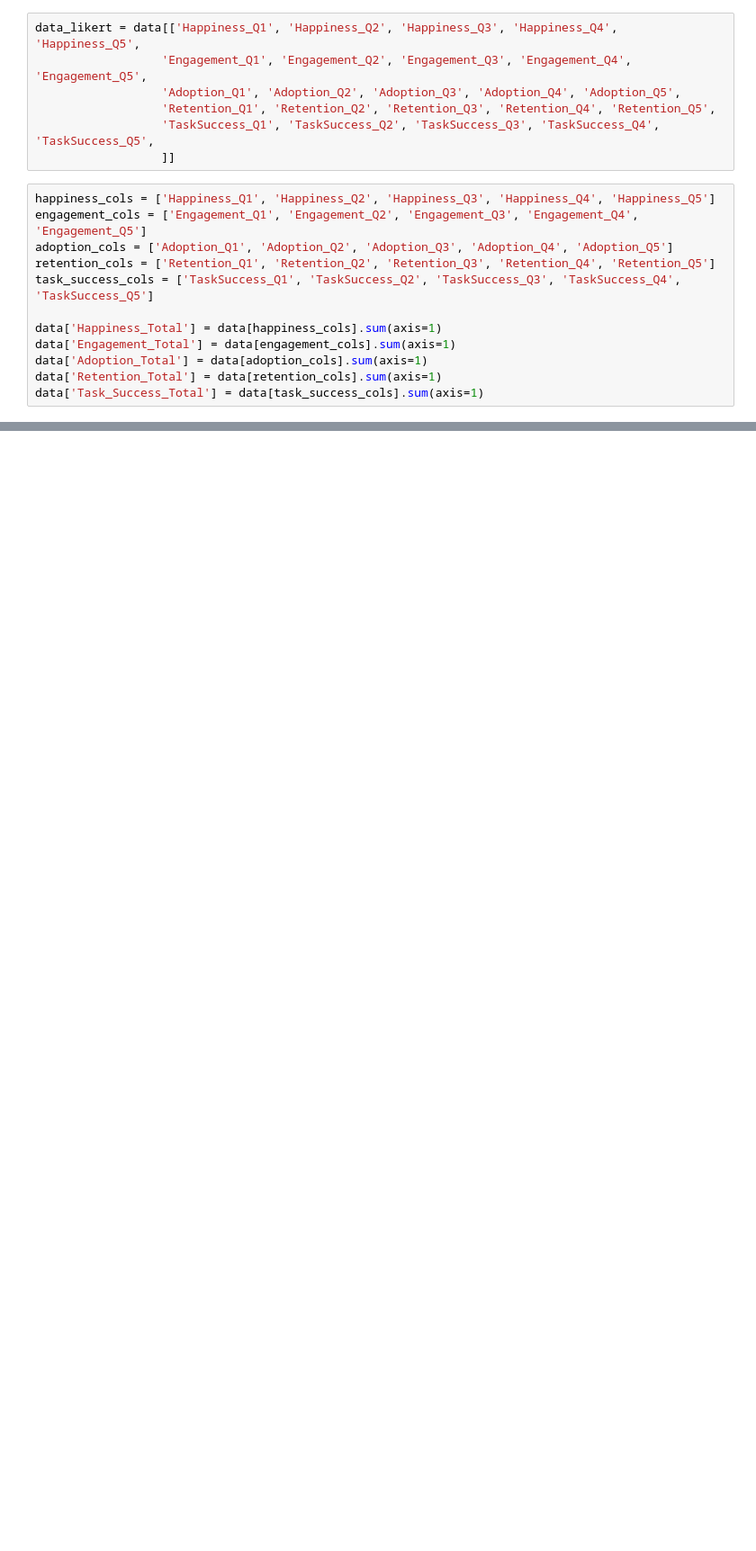
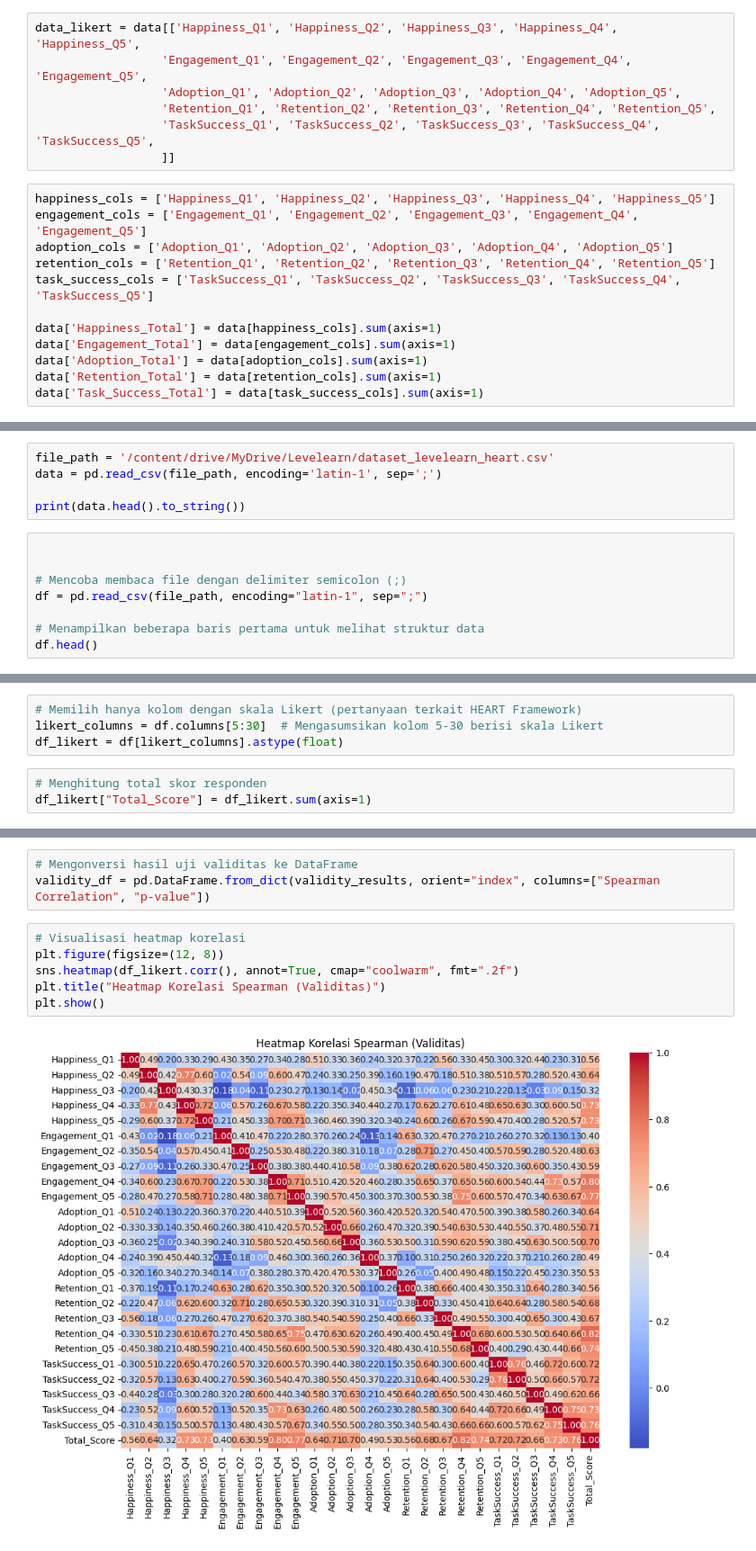
Before and after one commit to TRZs69/data-analysis, a Jupyter notebook: validity_test.ipynb, the cells around one changed output, grey strips where cells are left out. Shown at 90% size. Cells and saved outputs as stored; diff of their text form; blank space fills up the shorter version.

```diff
--- a/validity_test.ipynb
+++ b/validity_test.ipynb
@@ -123,0 +182,13 @@ Cronbach Alpha untuk Aspek Task Success: 0.889
+# %%
+file_path = '/content/drive/MyDrive/Levelearn/dataset_levelearn_heart.csv'
+data = pd.read_csv(file_path, encoding='latin-1', sep=';')
+
+print(data.head().to_string())
+# %%
+
+
+# Mencoba membaca file dengan delimiter semicolon (;)
+df = pd.read_csv(file_path, encoding="latin-1", sep=";")
+
+# Menampilkan beberapa baris pertama untuk melihat struktur data
+df.head()
@@ -123,0 +203,7 @@ Cronbach Alpha untuk Aspek Task Success: 0.889
+# %%
+# Memilih hanya kolom dengan skala Likert (pertanyaan terkait HEART Framework)
+likert_columns = df.columns[5:30]  # Mengasumsikan kolom 5-30 berisi skala Likert
+df_likert = df[likert_columns].astype(float)
+# %%
+# Menghitung total skor responden
+df_likert["Total_Score"] = df_likert.sum(axis=1)
@@ -123,0 +216,11 @@ Cronbach Alpha untuk Aspek Task Success: 0.889
+# %%
+# Mengonversi hasil uji validitas ke DataFrame
+validity_df = pd.DataFrame.from_dict(validity_results, orient="index", columns=["Spearman Correlation", "p-value"])
+# %%
+# Visualisasi heatmap korelasi
+plt.figure(figsize=(12, 8))
+sns.heatmap(df_likert.corr(), annot=True, cmap="coolwarm", fmt=".2f")
+plt.title("Heatmap Korelasi Spearman (Validitas)")
+plt.show()
+# %% [output]
+[figure, added]
```
Also changed, not shown: parts of 11 cells of this notebook.
